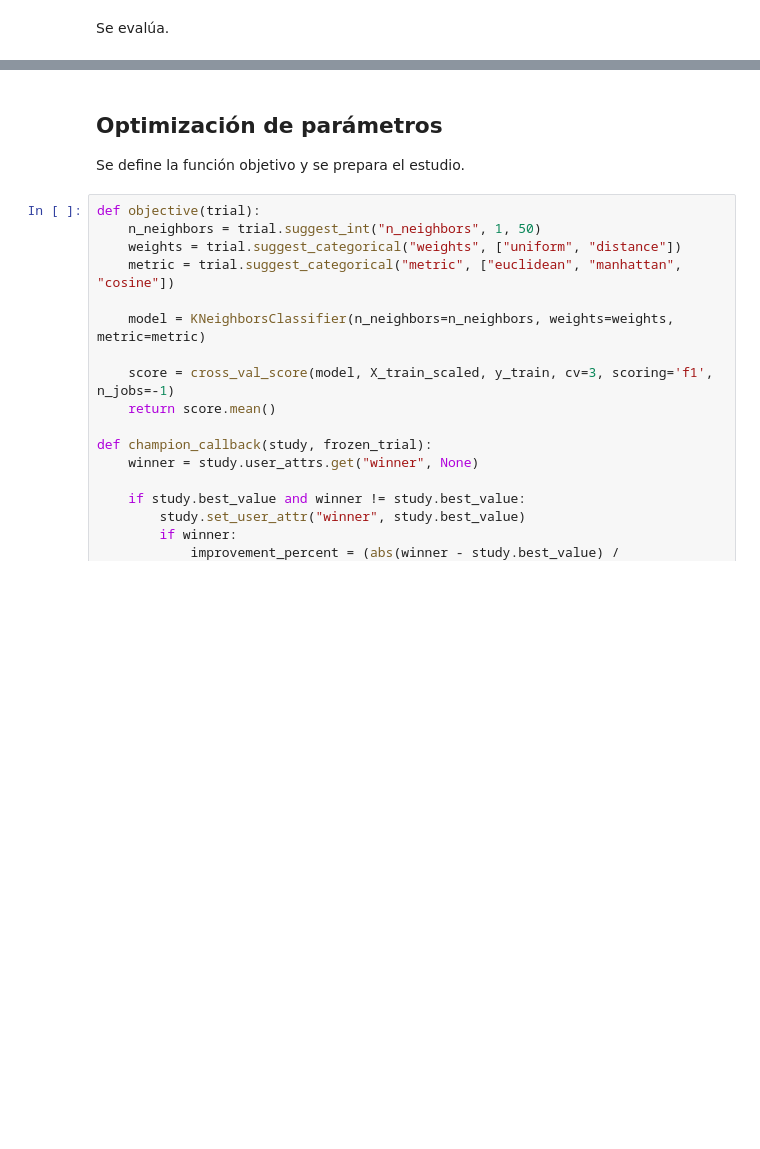
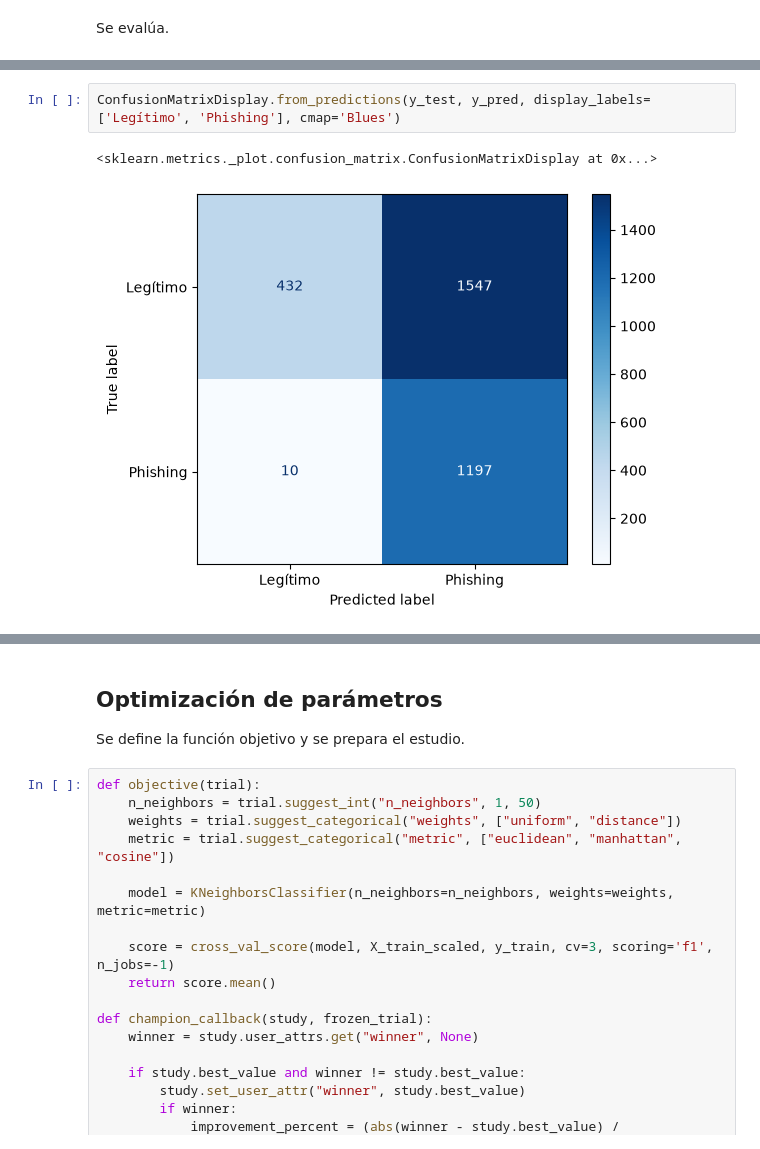
Before and after one commit to LCampi01/machine_learning_ceia, a Jupyter notebook: knn.ipynb, the cells around one changed output, grey strips where cells are left out. Saved outputs shown, nothing was run; the diff lists cells and outputs as text; blank space fills up the shorter version.

```diff
--- a/knn.ipynb
+++ b/knn.ipynb
@@ -119,3 +123,8 @@ Accuracy: 0.5113
     accuracy                           0.51      3186
    macro avg       0.71      0.61      0.48      3186
 weighted avg       0.77      0.51      0.45      3186
+# %%
+ConfusionMatrixDisplay.from_predictions(y_test, y_pred, display_labels=['Legítimo', 'Phishing'], cmap='Blues')
+# %% [output]
+<sklearn.metrics._plot.confusion_matrix.ConfusionMatrixDisplay at 0x...>
+[figure, added]
```
Also changed, not shown: parts of 9 cells of this notebook.
